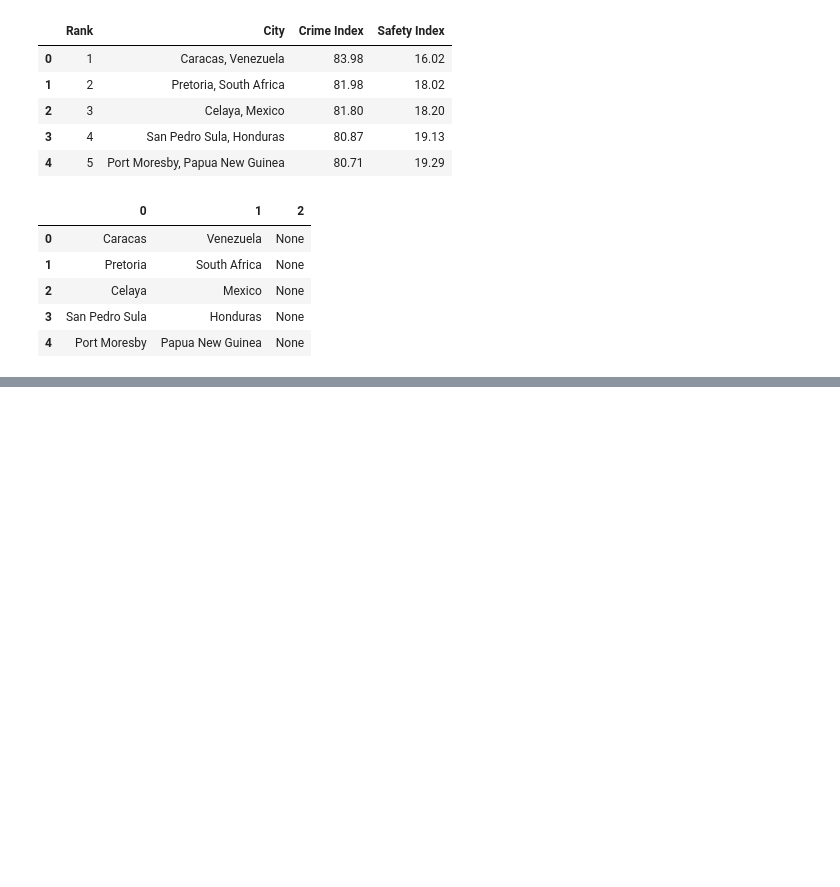
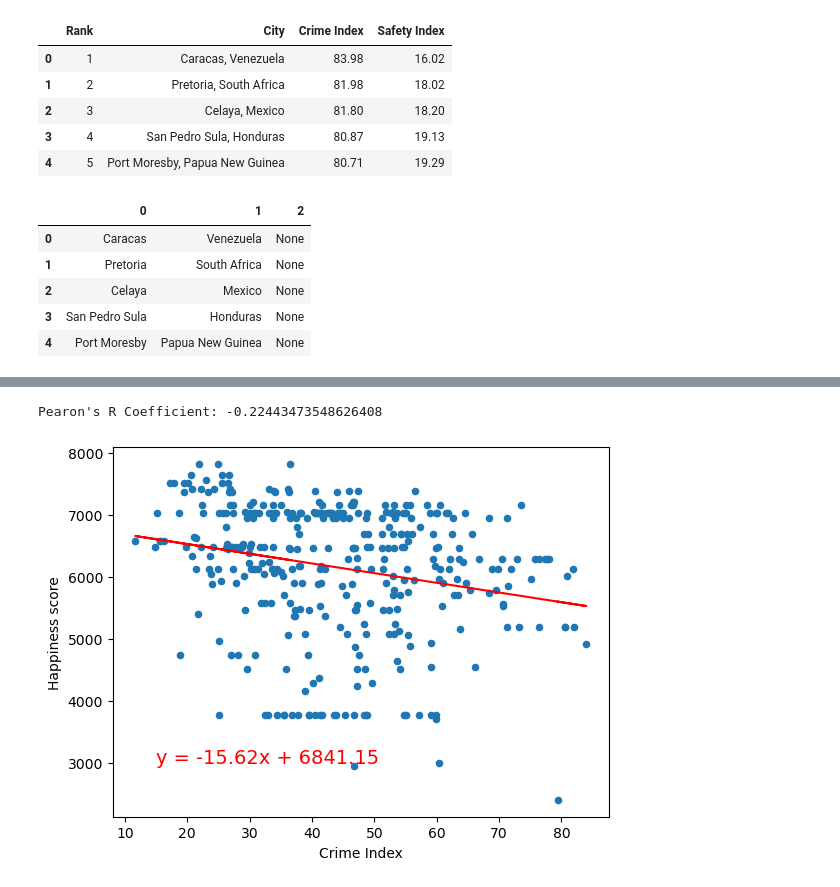
Before and after one commit to cburgyan/project1_happiness, a Jupyter notebook: pro1_happiness.ipynb, the cells around one changed output, grey strips where cells are left out. Cells and saved outputs as stored; diff of their text form; code cells hidden in the pictures; blank space fills up the shorter version.

```diff
--- a/pro1_happiness.ipynb
+++ b/pro1_happiness.ipynb
@@ -271,0 +468,12 @@ mHapCosCrim.head()
+# %%
+(m, y, r, p, std) = linregress(mHapCosCrim['Crime Index'], mHapCosCrim['Happiness score'])
+yregressLin = m * mHapCosCrim['Crime Index'] + y
+mHapCosCrim.plot(kind='scatter', x = 'Crime Index', y = 'Happiness score')
+equation = f"y = {m:.2f}x + {y:.2f}"
+print(f"Pearon's R Coefficient: {r}")
+plt.plot(mHapCosCrim['Crime Index'], yregressLin, color='red')
+plt.annotate(equation, (15, 3000), color='red', size = 14)
+plt.show()
+# %% [output]
+Pearon's R Coefficient: -0.22443473548626408
+[figure, added]
```
Also changed, not shown: parts of 22 cells of this notebook.
